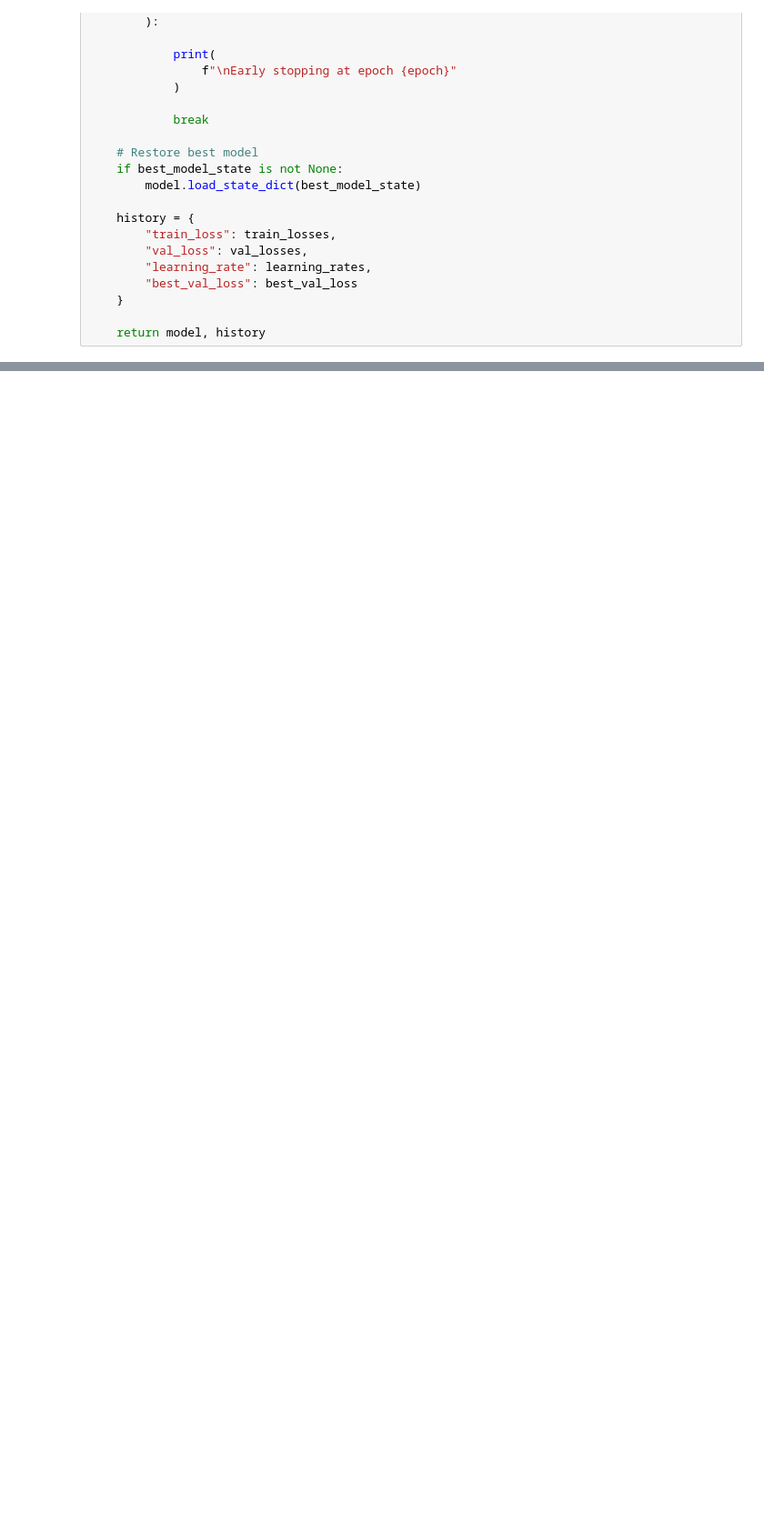
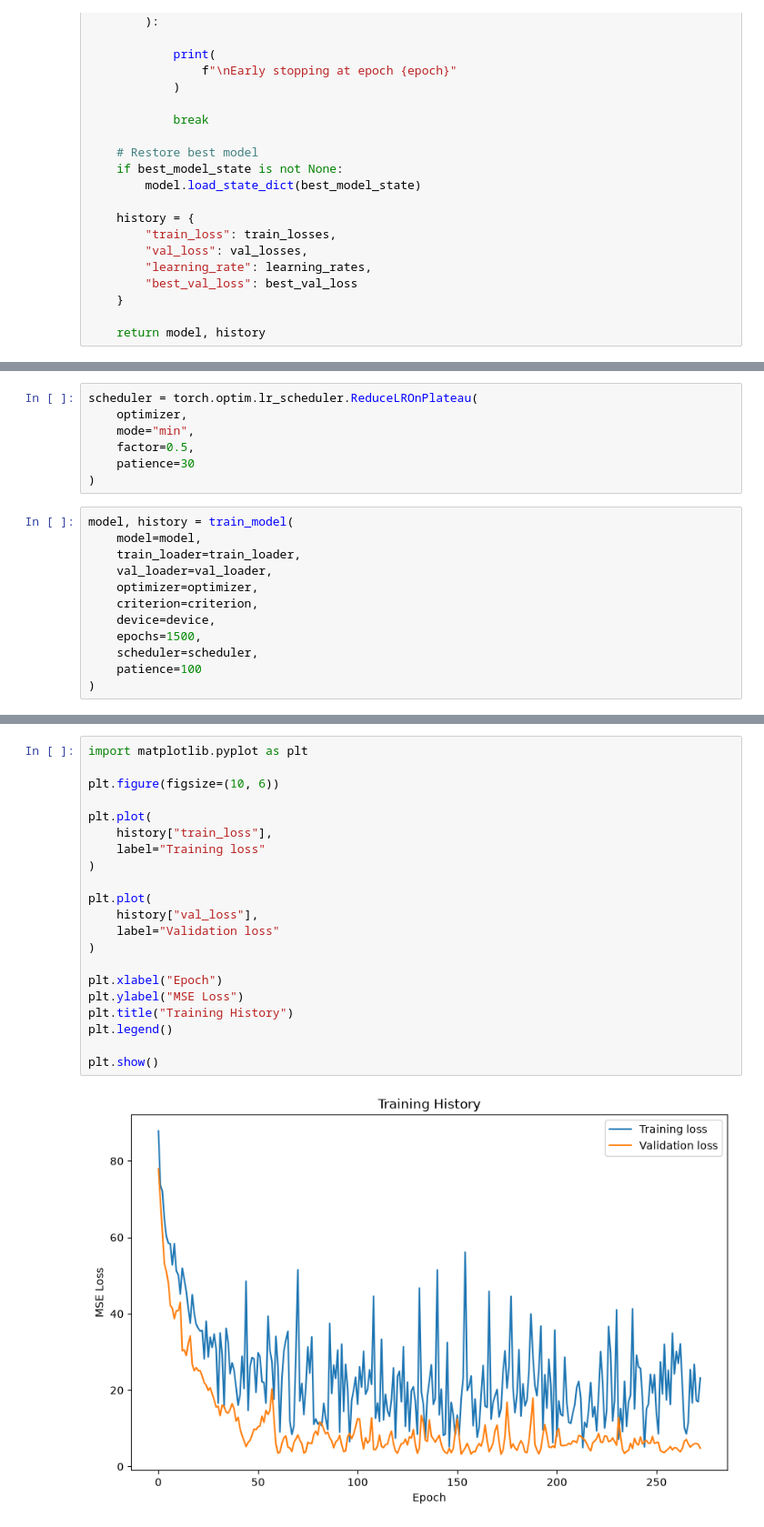
Before and after one commit to dmurray-data/deep-learning-tabular, a Jupyter notebook: notebooks/training_pipeline.ipynb, the cells around one changed output, grey strips where cells are left out. Shown at 91% size. Saved outputs shown, nothing was run; the diff lists cells and outputs as text; blank space fills up the shorter version.

Commit message:
added neural network, added data, ran batch normalization with the copyable function, plotted results, saved history

```diff
--- a/notebooks/training_pipeline.ipynb
+++ b/notebooks/training_pipeline.ipynb
@@ -174,0 +243,19 @@ NameError: name 'BatchNormNetwork' is not defined
+# %%
+scheduler = torch.optim.lr_scheduler.ReduceLROnPlateau(
+    optimizer,
+    mode="min",
+    factor=0.5,
+    patience=30
+)
+# %%
+model, history = train_model(
+    model=model,
+    train_loader=train_loader,
+    val_loader=val_loader,
+    optimizer=optimizer,
+    criterion=criterion,
+    device=device,
+    epochs=1500,
+    scheduler=scheduler,
+    patience=100
+)
@@ -174,0 +285,23 @@ NameError: name 'BatchNormNetwork' is not defined
+# %%
+import matplotlib.pyplot as plt
+
+plt.figure(figsize=(10, 6))
+
+plt.plot(
+    history["train_loss"],
+    label="Training loss"
+)
+
+plt.plot(
+    history["val_loss"],
+    label="Validation loss"
+)
+
+plt.xlabel("Epoch")
+plt.ylabel("MSE Loss")
+plt.title("Training History")
+plt.legend()
+
+plt.show()
+# %% [output]
+[figure, added]
```
Also changed, not shown: parts of 8 cells of this notebook.
